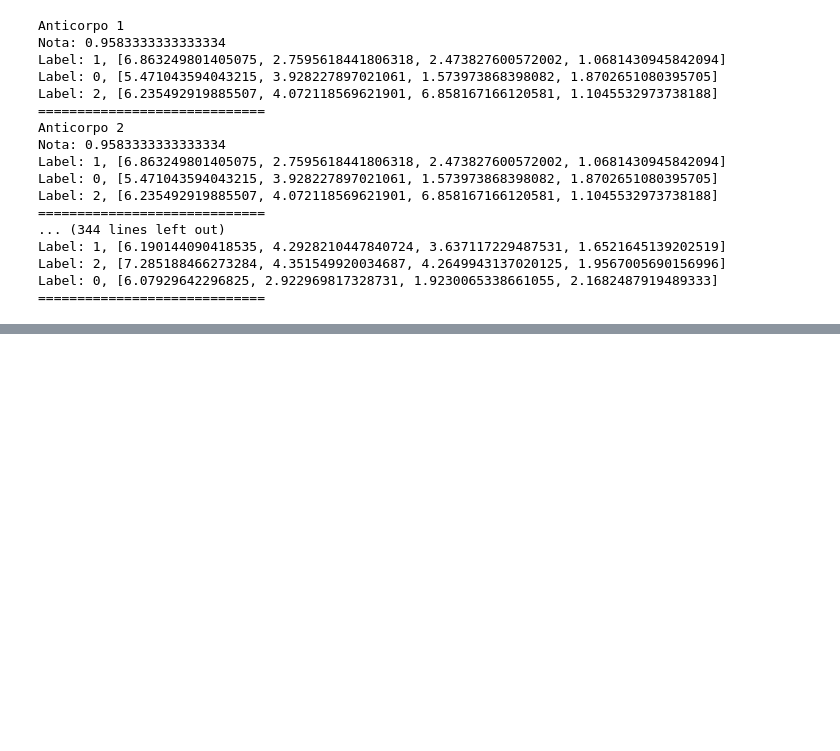
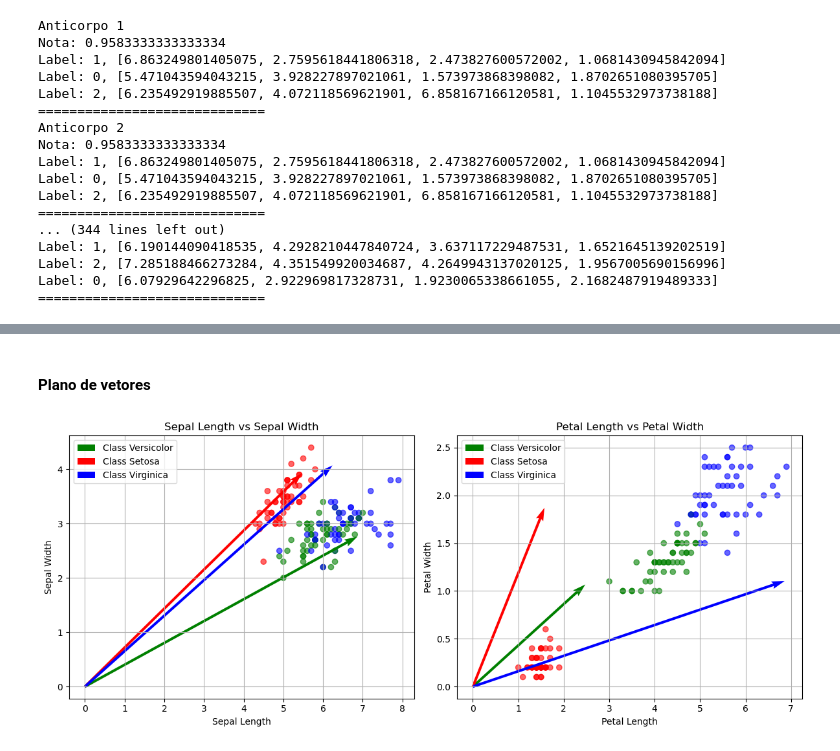
Before and after one commit to Francis1408/Artificial_Immune_System-Implementations, a Jupyter notebook: Iris_Flower-Classification.ipynb, the cells around one changed output, grey strips where cells are left out. Cells and saved outputs as stored; diff of their text form; code cells hidden in the pictures; blank space fills up the shorter version.

```diff
--- a/Iris_Flower-Classification.ipynb
+++ b/Iris_Flower-Classification.ipynb
@@ -579,0 +751,12 @@ ValueError: x and y must have same first dimension, but have shapes (1,) and (50
+# %% [markdown]
+#### Plano de vetores
+# %%
+# Plota planos com os vetores
+
+# Junta todos os antigenos (Teste + Treinamento)
+
+all_antigens = antigens_test + antigens
+
+vectorSpace(all_antigens, best_antibody.vectors, best_antibody.labels)
+# %% [output]
+[figure, added]
```
Also changed, not shown: parts of 16 cells of this notebook.
